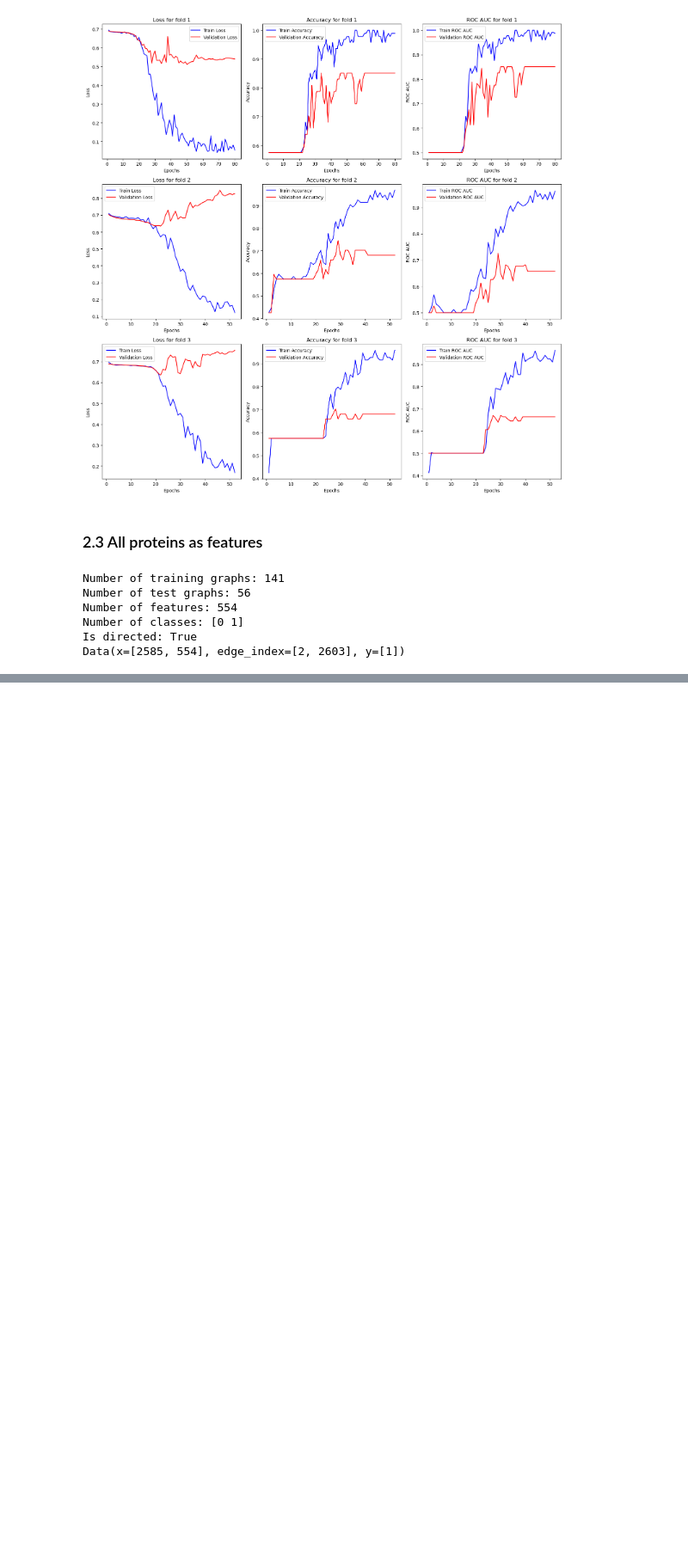
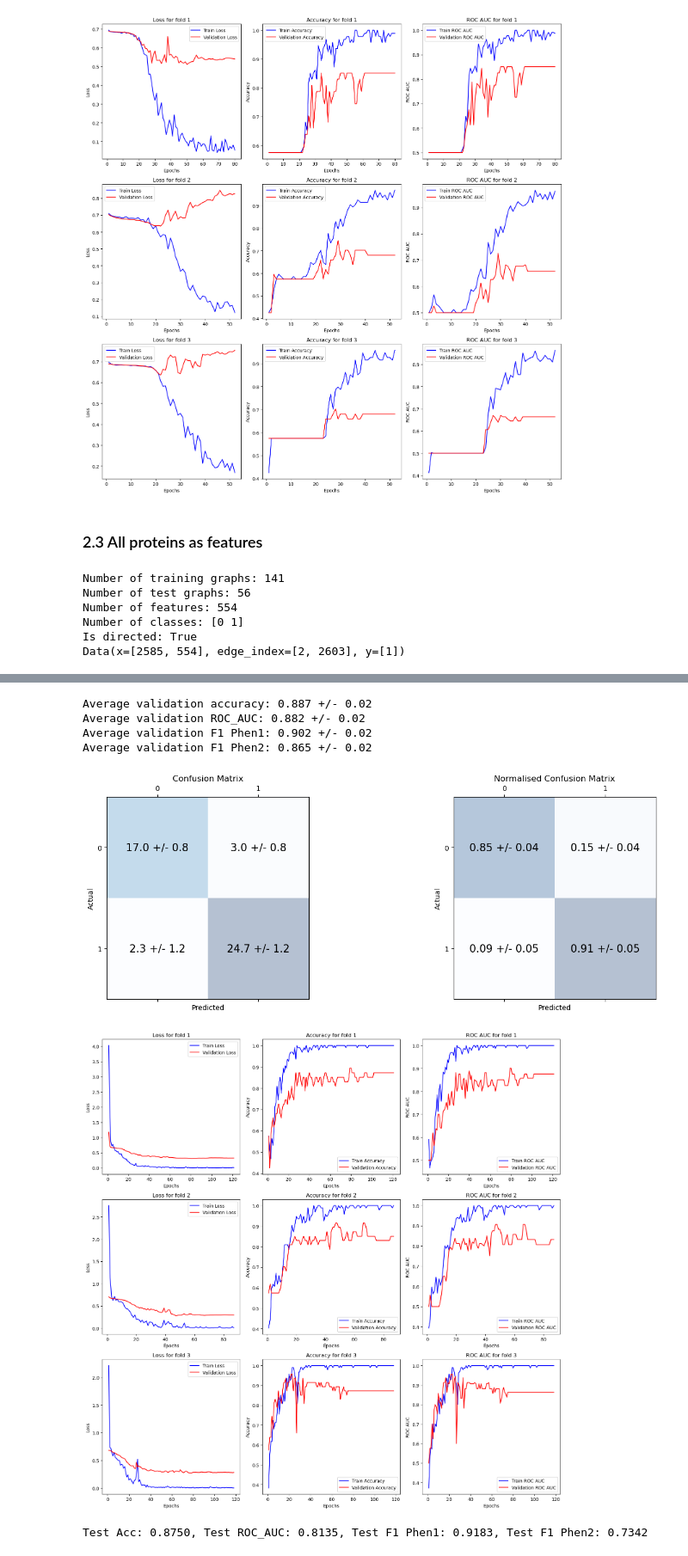
Before and after one commit to YvesMG1/Deep-Learning-Project, a Jupyter notebook: GNN_implementation.ipynb, the cells around one changed output, grey strips where cells are left out. Shown at 86% size. Drawn from its saved outputs; the diff is of its cells as text; code cells hidden in the pictures; blank space fills up the shorter version.

```diff
--- a/GNN_implementation.ipynb
+++ b/GNN_implementation.ipynb
@@ -658,0 +820,35 @@ Test Acc: 0.9048, Test ROC_AUC: 0.8810, Test F1 Phen1: 0.9360, Test F1 Phen2: 0.
+# %%
+print_val_results(results)
+plot_confusion_matrix(results)
+plot_results(results, FOLDS)
+# %% [output]
+Average validation accuracy: 0.887 +/- 0.02
+Average validation ROC_AUC: 0.882 +/- 0.02
+Average validation F1 Phen1: 0.902 +/- 0.02
+Average validation F1 Phen2: 0.865 +/- 0.02
+[figure, added]
+[figure, added]
+# %%
+# test data
+test_loader = DataLoader(test_graph_data, batch_size=1)
+
+# load all 3 folds
+model_paths = ["trained_models/Full_model_GAT_fold_1_rocauc_0.88.pt", "trained_models/Full_model_GAT_fold_2_rocauc_0.91.pt", "trained_models/Full_model_GAT_fold_3_rocauc_0.86.pt"]
+models = [ResGAT(train_graph_data[0].num_features, layer_configs, mlp_config, 2).to(device) for _ in range(3)]
+for i, model in enumerate(models):
+    model.load_state_dict(torch.load(model_paths[i]))
+
+# get confusion matrix for each fold
+confusion_matrices = []
+for model in models:
+    _, test_confusion_matrix = validate(test_loader, model, loss_fn, device, update_confusion_matrix=True)
+    confusion_matrices.append(test_confusion_matrix)
+
+# average confusion matrices
+average_confusion_matrix = sum(confusion_matrices) / len(confusion_matrices)
+
+recall_phen1, recall_phen2, precision_phen1, precision_phen2, accuracy, f1_phen1, f1_phen2, roc_auc = calculate_metrics(average_confusion_matrix)
+
+print(f"Test Acc: {accuracy:.4f}, Test ROC_AUC: {roc_auc:.4f}, Test F1 Phen1: {f1_phen1:.4f}, Test F1 Phen2: {f1_phen2:.4f}")
+# %% [output]
+Test Acc: 0.8750, Test ROC_AUC: 0.8135, Test F1 Phen1: 0.9183, Test F1 Phen2: 0.7342
```
Also changed, not shown: parts of 6 cells of this notebook, 12 other files.
